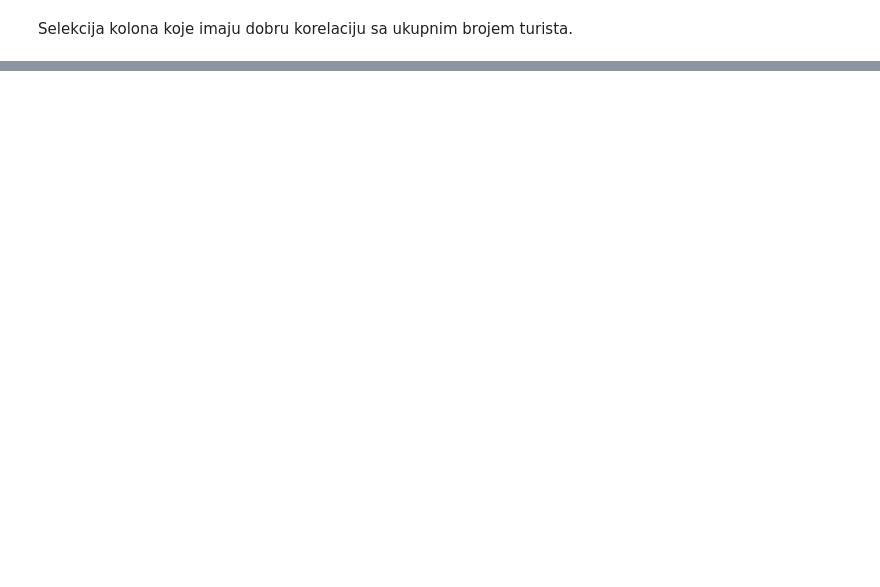
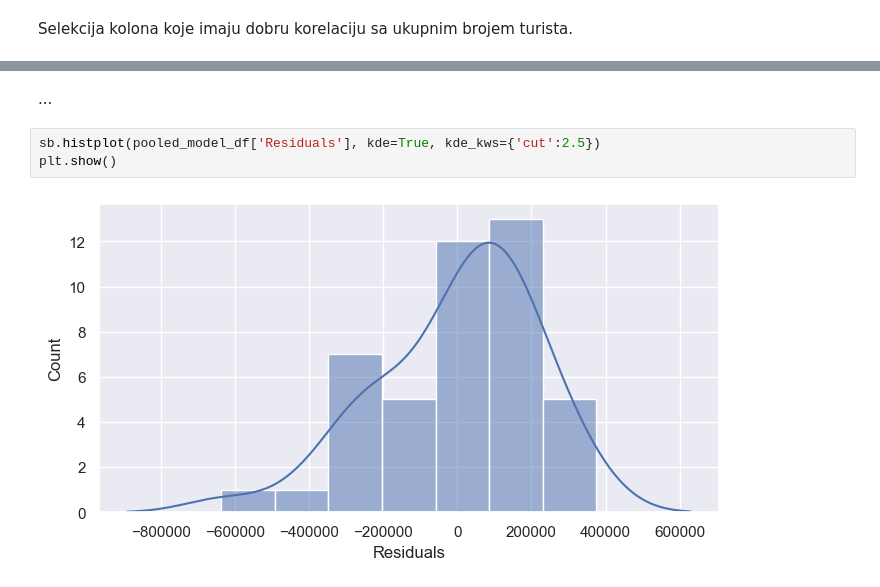
Before and after one commit to cetkovicaleksa/nans-projekat, a Jupyter notebook: nans.ipynb, the cells around one changed output, grey strips where cells are left out. Drawn from its saved outputs; the diff is of its cells as text; blank space fills up the shorter version.

```diff
--- a/nans.ipynb
+++ b/nans.ipynb
@@ -212,0 +239,7 @@ regions_df.loc[(REGIONS, [2018, 2019, 2020]), PANEL_COLS]
+# %% [markdown]
+...
+# %%
+sb.histplot(pooled_model_df['Residuals'], kde=True, kde_kws={'cut':2.5})
+plt.show()
+# %% [output]
+[figure, added]
```
Also changed, not shown: parts of 21 cells of this notebook.
